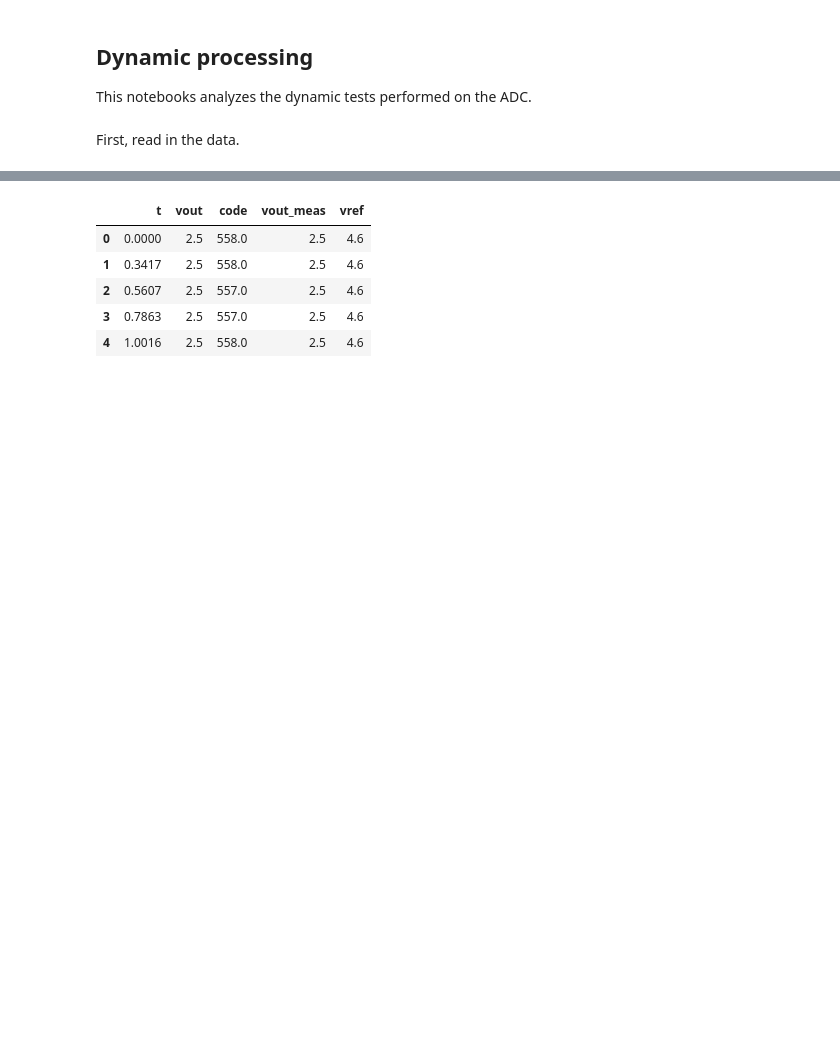
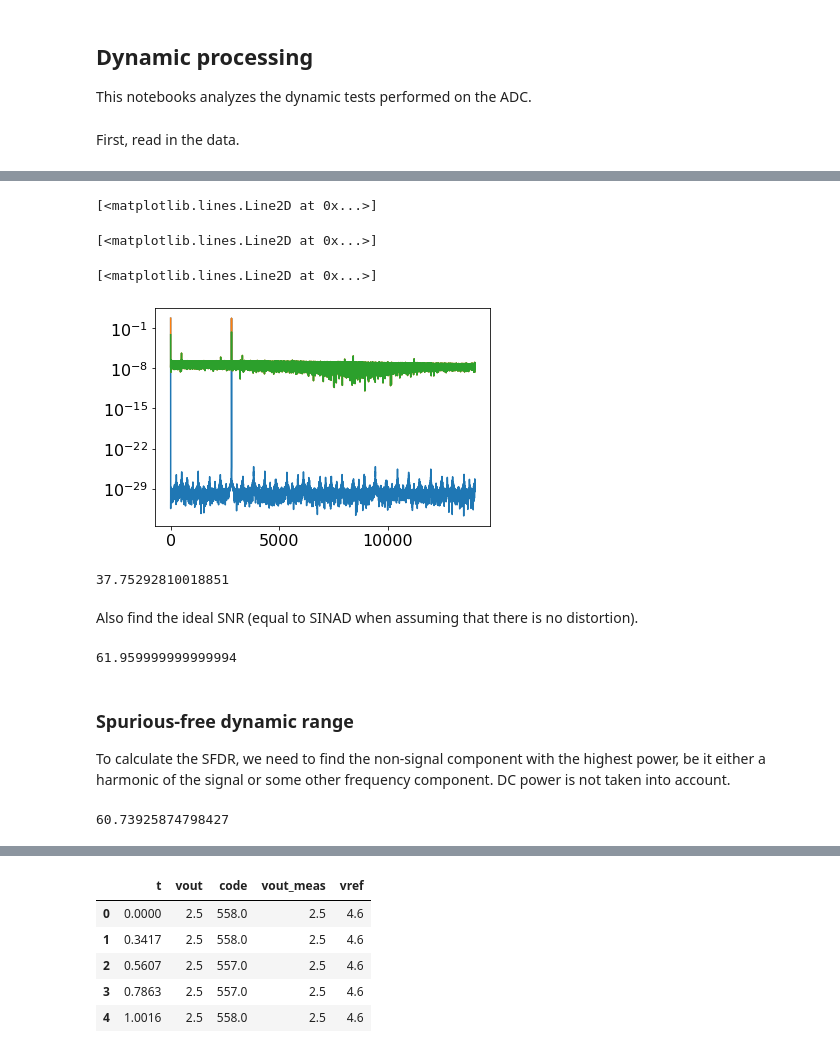
Before and after one commit to Jyrijoul/arduino-adc-tester, a Jupyter notebook: processing_dynamic.ipynb, the cells around one changed output, grey strips where cells are left out. Cells and saved outputs as stored; diff of their text form; code cells hidden in the pictures; blank space fills up the shorter version.

Commit message:
Add dynamic processing methods

```diff
--- a/processing_dynamic.ipynb
+++ b/processing_dynamic.ipynb
@@ -55,0 +135,51 @@ def code_to_v(code, vref, res=1024):
+# %%
+# fft_ideal[2798:2803]
+# fft_actual[2798:2803]
+
+# plt.plot(fft_actual)
+# plt.plot(fft_ideal)
+# plt.plot(fft_actual - fft_ideal)
+# plt.plot(to_decibels(fft_actual, power=True))
+# plt.plot(to_decibels(fft_ideal, power=True))
+# plt.plot(to_decibels(fft_actual - fft_ideal, power=True))
+plt.semilogy(fft_ideal)
+plt.semilogy(fft_actual)
+plt.semilogy(fft_actual - fft_ideal)
+# %% [output]
+[<matplotlib.lines.Line2D at 0x...>]
+[<matplotlib.lines.Line2D at 0x...>]
+[<matplotlib.lines.Line2D at 0x...>]
+[figure, added]
+# %%
+# Old version:
+# signal_power = np.sum(fft_ideal[1:])
+# noise_power = np.sum(fft_actual[1:] - fft_ideal[1:])
+# snr = 10 * np.log10(signal_power / noise_power)
+# snr
+
+# New version:
+snr = 10 * np.log10(signal_power / noise_power)
+snr
+# %% [output]
+37.75292810018851
+# %% [markdown]
+Also find the ideal SNR (equal to SINAD when assuming that there is no distortion).
+# %%
+snr_ideal = 6.02 * 10 + 1.76
+snr_ideal
+# %% [output]
+61.959999999999994
+# %% [markdown]
+### Spurious-free dynamic range
+
+To calculate the SFDR, we need to find the non-signal component with the highest power, be it either a harmonic of the signal or some other frequency component. DC power is not taken into account.
+# %%
+powers_idx = list(np.flip(np.argsort(fft_actual)))
+powers_idx.remove(0)  # Remove the DC component.
+powers_idx.remove(idx_fundamental)  # Remove the signal.
+spurious_idx = powers_idx[0]
+sfdr = fundamental_power / fft_actual[spurious_idx]
+sfdr = 10 * np.log10(sfdr)
+sfdr
+# %% [output]
+60.73925874798427
```
Also changed, not shown: parts of 29 cells of this notebook, 1 other file.
